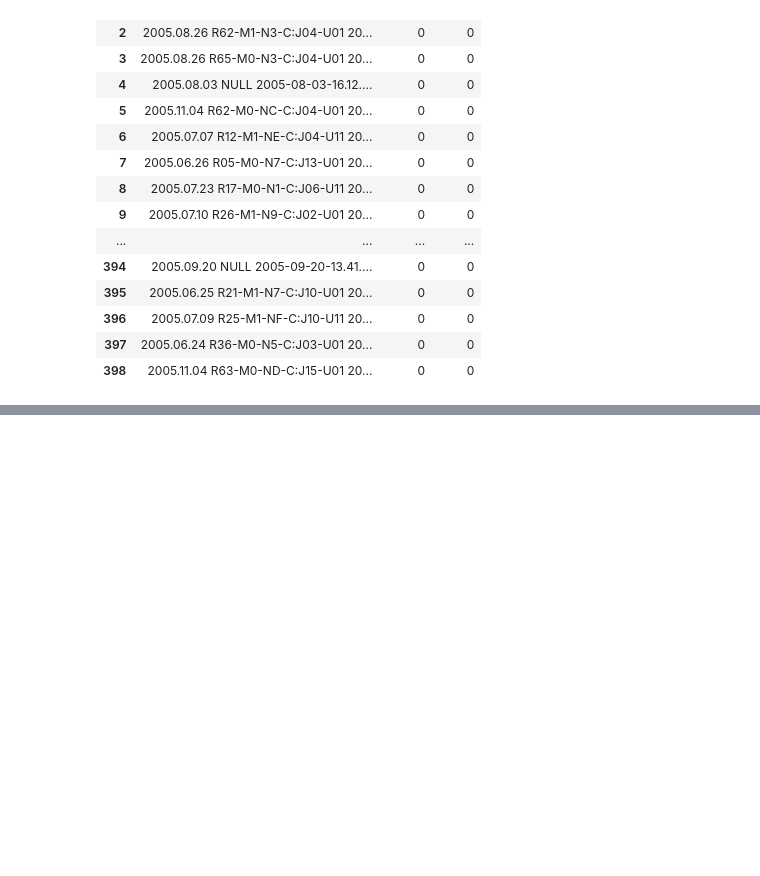
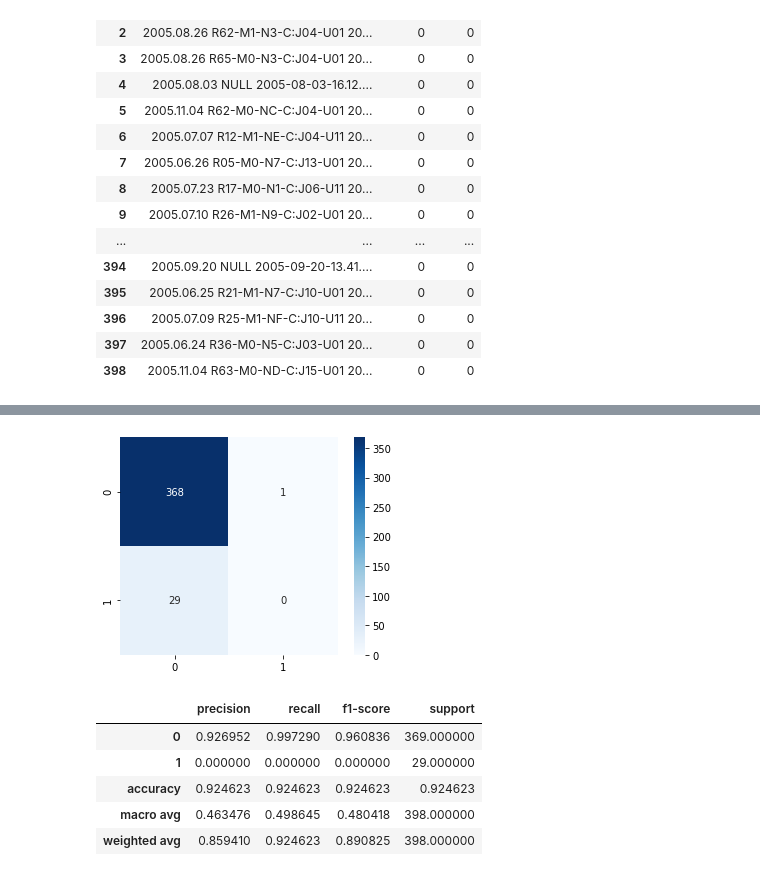
Before and after one commit to tkn34/Log-Analysis, a Jupyter notebook: exec.ipynb, the cells around one changed output, grey strips where cells are left out. Cells and saved outputs as stored; diff of their text form; code cells hidden in the pictures; blank space fills up the shorter version.

```diff
--- a/exec.ipynb
+++ b/exec.ipynb
@@ -668,0 +962,19 @@ test_tmp.style.apply(highlight_greaterthan, threshold=1.0, column=['y_pred'], ax
+# %%
+### 推論時のスコア表示
+# 予測値のデータ生成
+y_pred_ilf = pu_model_grid.predict(fe_test.iloc[:,:-1].values)
+# スコア算出
+cm_ilf = confusion_matrix(fe_test["label"].values, y_pred_ilf)
+classification_result_ilf = pd.DataFrame(classification_report(fe_test["label"].values, y_pred_ilf, output_dict=True)).T
+# スコア表示
+sns.heatmap(cm_ilf, square=True, cbar=True, annot=True, cmap='Blues', fmt='d')
+plt.show()
+display(classification_result_ilf)
+# %% [output]
+[figure, added]
+|  | precision | recall | f1-score | support |
+| 0 | 0.926952 | 0.997290 | 0.960836 | 369.000000 |
+| 1 | 0.000000 | 0.000000 | 0.000000 | 29.000000 |
+| accuracy | 0.924623 | 0.924623 | 0.924623 | 0.924623 |
+| macro avg | 0.463476 | 0.498645 | 0.480418 | 398.000000 |
+| weighted avg | 0.859410 | 0.924623 | 0.890825 | 398.000000 |
```
Also changed, not shown: parts of 18 cells of this notebook.
